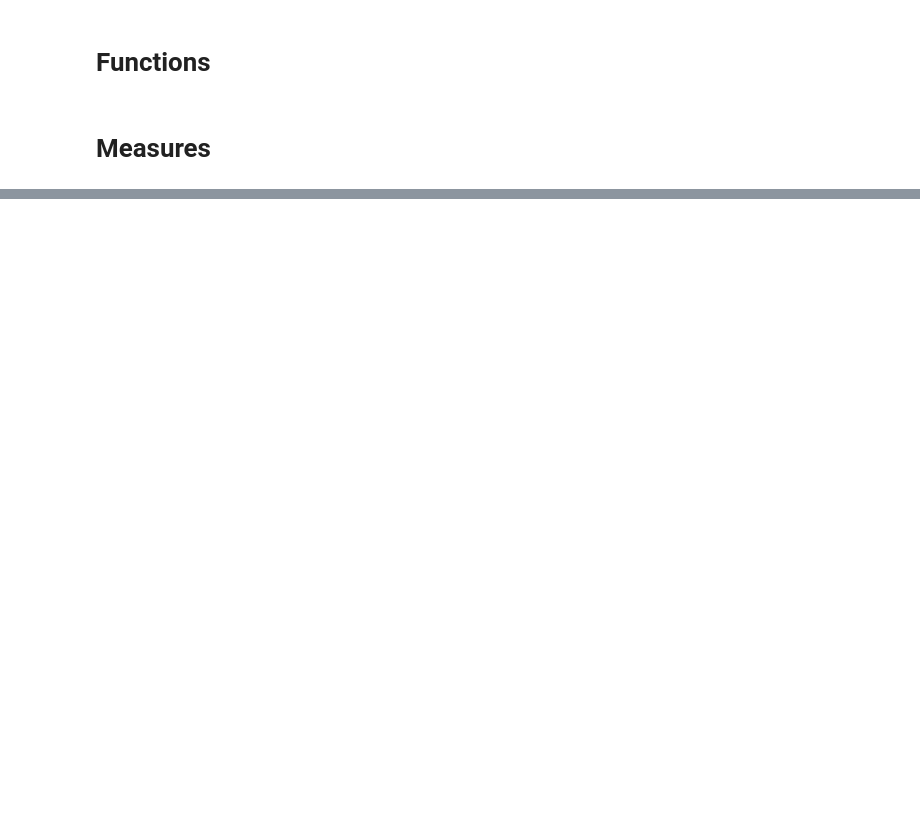
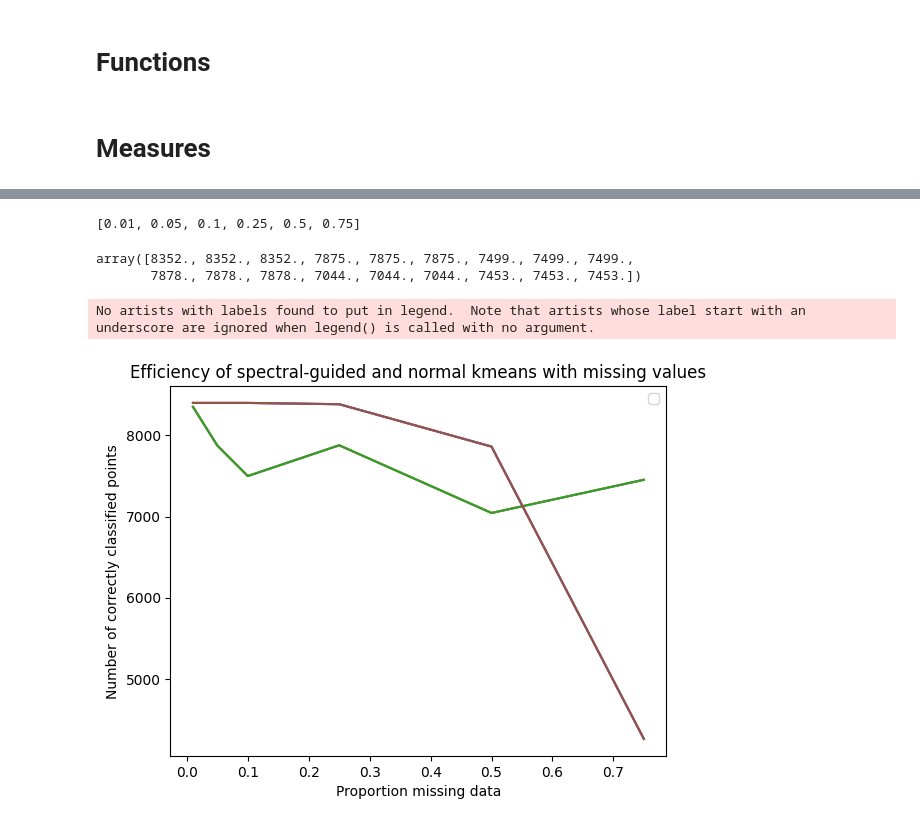
Before and after one commit to alexmaxad/Project-advanced-ML, a Jupyter notebook: Test missing data.ipynb, the cells around one changed output, grey strips where cells are left out. Cells and saved outputs as stored; diff of their text form; code cells hidden in the pictures; blank space fills up the shorter version.

```diff
--- a/Test missing data.ipynb
+++ b/Test missing data.ipynb
@@ -80,15 +82,23 @@ n = 1000
 N = n*K
+# %%
+mu_list = list(centers)
 # %%
 missing_data_proportion=[1e-2, 5*1e-2, 1e-1, 2.5*1e-1, 5*1e-1, 7.5*1e-1]
-nbr_samples = 50
+
+nbr_samples = 10
+
 number_correctly_classified_regular={p: np.zeros(K) for p in missing_data_proportion}
 number_correctly_classified_spectral={p: np.zeros(K) for p in missing_data_proportion}
-for it_samples in range(nbr_samples):
+number_correctly_classified_pca={p: np.zeros(K) for p in missing_data_proportion}
+
+
+for it_samples in tqdm(range(nbr_samples)):
 
     kmeans_regular = {p: generalized_Kmeans(K, 'forgy', epochs=10) for p in missing_data_proportion}
-    kmeans_spectral = {p: spectral_clustering(gaussian_similarity_function, 3, 4, 'k_nearest_neighbors', True, 'sym', compute_matrix_U_ARPACK) for p in missing_data_proportion}
+    kmeans_pca = {p: generalized_Kmeans(K, 'guided_PCA', epochs=2) for p in missing_data_proportion}
     confusion_matrix_regular = dict()
     confusion_matrix_spectral = dict()
+    confusion_matrix_pca = dict()
 
     for p in missing_data_proportion:
 
@@ -103,24 +113,24 @@ for it_samples in range(nbr_samples):
         number_correctly_classified_regular[p] = number_correctly_classified_regular[p]+np.sum(np.max(confusion_matrix_regular[p], axis=1))
 
         # spectral Kmeans
-        kmeans_spectral[p].fit(X.transpose())
-        clusters_spectral = kmeans_spectral[p].predict(X.transpose())
+        clusters_spectral = final_spectral_clustering_rw(X.transpose(), euclidian_similarity_function, 5, K, True, compute_matrix_U_ARPACK)
         clusters_spectral = np.round(clusters_spectral).astype(int)
         confusion_matrix_spectral[p] = compute_confusion_matrix(clusters_spectral, true_clusters, K)
         number_correctly_classified_spectral[p] = number_correctly_classified_spectral[p]+np.sum(np.max(confusion_matrix_spectral[p], axis=1))
+
+        # PCA-Guided Kmeans
+        kmeans_pca[p].fit(X.transpose())
+        clusters_pca = kmeans_pca[p].predict(X.transpose())
+        clusters_pca = np.round(clusters_pca).astype(int)
+        confusion_matrix_pca[p] = compute_confusion_matrix(clusters_pca, true_clusters, K)
+        number_correctly_classified_pca[p] = number_correctly_classified_pca[p]+np.sum(np.max(confusion_matrix_pca[p], axis=1))
 
 for p in missing_data_proportion:
 
     number_correctly_classified_regular[p]/=nbr_samples
     number_correctly_classified_spectral[p]/=nbr_samples
-
+    number_correctly_classified_pca[p]/=nbr_samples
 
 print(number_correctly_classified_regular)
 print(number_correctly_classified_spectral)
-
-plt.plot(list(number_correctly_classified_regular.keys()), list(number_correctly_classified_regular.values()))
-plt.plot(list(number_correctly_classified_spectral.keys()), list(number_correctly_classified_spectral.values()))
-plt.xlabel("Proportion missing data")
-plt.ylabel("Number of correctly classified points")
-plt.title("Efficiency of spectral-guided and normal kmeans with missing values")
-plt.show()
+print(number_correctly_classified_pca)
@@ -126,0 +149,21 @@ plt.show()
+# %%
+list(number_correctly_classified_spectral.keys())
+# %% [output]
+[0.01, 0.05, 0.1, 0.25, 0.5, 0.75]
+# %%
+np.array(list(number_correctly_classified_spectral.values())).flatten()
+# %% [output]
+array([8352., 8352., 8352., 7875., 7875., 7875., 7499., 7499., 7499.,
+       7878., 7878., 7878., 7044., 7044., 7044., 7453., 7453., 7453.])
+# %%
+#plt.plot(list(number_correctly_classified_regular.keys()), list(number_correctly_classified_regular.values())) #, label = 'Regular Kmeans')
+plt.plot(list(number_correctly_classified_spectral.keys()), list(number_correctly_classified_spectral.values())) #, label = 'Spectral clustering')
+plt.plot(list(number_correctly_classified_pca.keys()), list(number_correctly_classified_pca.values())) #, label = 'Guided PCA')
+plt.xlabel("Proportion missing data")
+plt.ylabel("Number of correctly classified points")
+plt.title("Efficiency of spectral-guided and normal kmeans with missing values")
+plt.legend()
+plt.show()
+# %% [output]
+No artists with labels found to put in legend.  Note that artists whose label start with an underscore are ignored when legend() is called with no argument.
+[figure, added]
```
Also changed, not shown: parts of 6 cells of this notebook.
